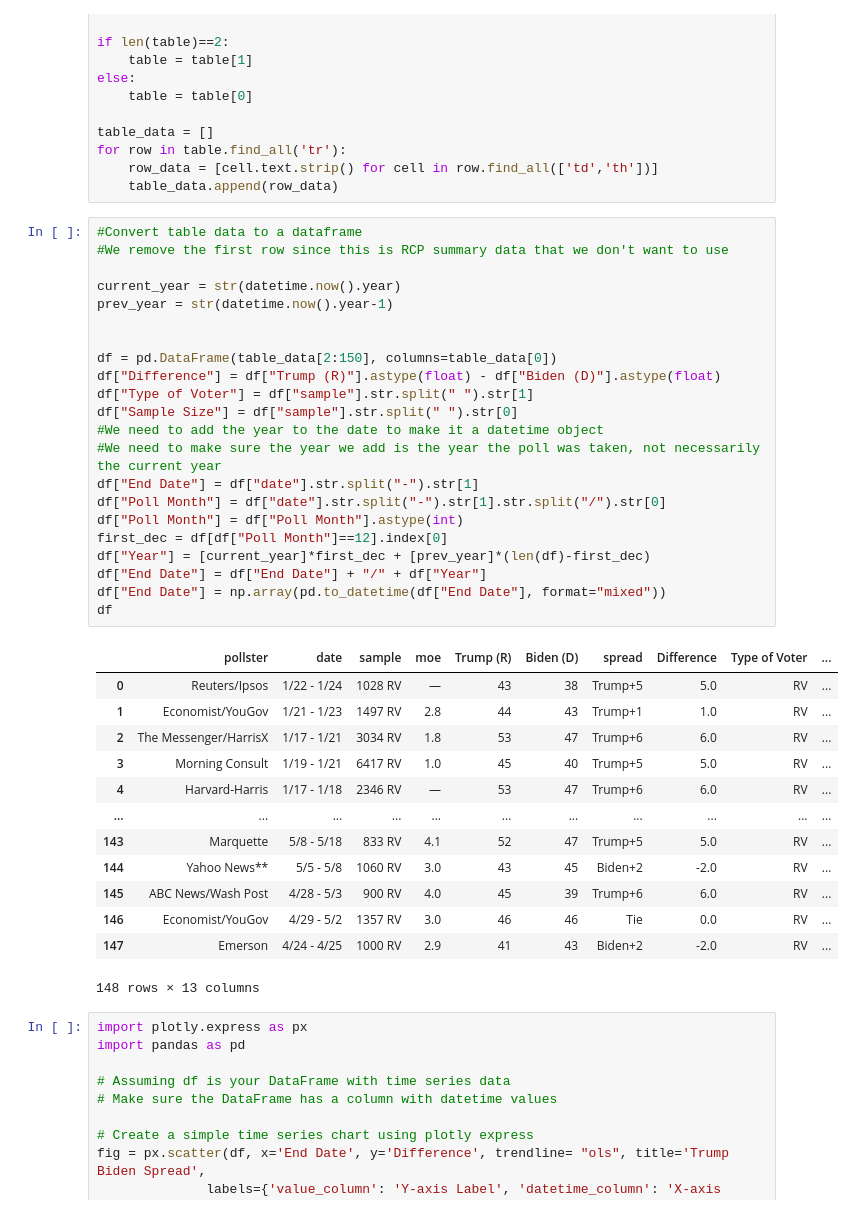
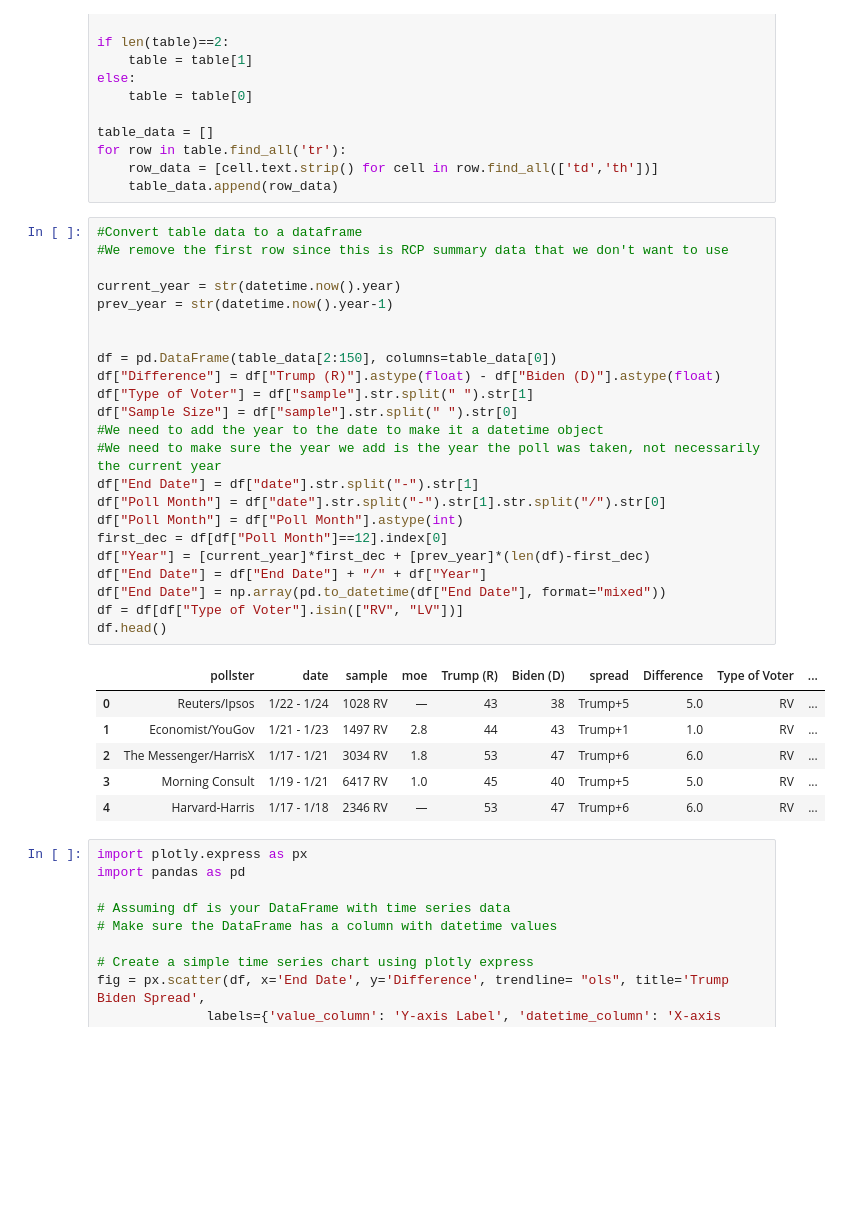
Before and after one commit to robertfeldstein/Election2024, a Jupyter notebook: polldatatesting.ipynb, the cells around one changed output. Saved outputs shown, nothing was run; the diff lists cells and outputs as text; blank space fills up the shorter version.

```diff
--- a/polldatatesting.ipynb
+++ b/polldatatesting.ipynb
@@ -48,39 +48,33 @@ for row in table.find_all('tr'):
 # %%
 #Convert table data to a dataframe
 #We remove the first row since this is RCP summary data that we don't want to use
 
 current_year = str(datetime.now().year)
 prev_year = str(datetime.now().year-1)
 
 
 df = pd.DataFrame(table_data[2:150], columns=table_data[0])
 df["Difference"] = df["Trump (R)"].astype(float) - df["Biden (D)"].astype(float)
 df["Type of Voter"] = df["sample"].str.split(" ").str[1]
 df["Sample Size"] = df["sample"].str.split(" ").str[0]
 #We need to add the year to the date to make it a datetime object
 #We need to make sure the year we add is the year the poll was taken, not necessarily the current year
 df["End Date"] = df["date"].str.split("-").str[1]
 df["Poll Month"] = df["date"].str.split("-").str[1].str.split("/").str[0]
 df["Poll Month"] = df["Poll Month"].astype(int)
 first_dec = df[df["Poll Month"]==12].index[0]
 df["Year"] = [current_year]*first_dec + [prev_year]*(len(df)-first_dec)
 df["End Date"] = df["End Date"] + "/" + df["Year"]
 df["End Date"] = np.array(pd.to_datetime(df["End Date"], format="mixed"))
-df
+df = df[df["Type of Voter"].isin(["RV", "LV"])]
+df.head()
 # %% [output]
 |  | pollster | date | sample | moe | Trump (R) | Biden (D) | spread | Difference | Type of Voter | ... |
 | 0 | Reuters/Ipsos | 1/22 - 1/24 | 1028 RV | — | 43 | 38 | Trump+5 | 5.0 | RV | ... |
 | 1 | Economist/YouGov | 1/21 - 1/23 | 1497 RV | 2.8 | 44 | 43 | Trump+1 | 1.0 | RV | ... |
 | 2 | The Messenger/HarrisX | 1/17 - 1/21 | 3034 RV | 1.8 | 53 | 47 | Trump+6 | 6.0 | RV | ... |
 | 3 | Morning Consult | 1/19 - 1/21 | 6417 RV | 1.0 | 45 | 40 | Trump+5 | 5.0 | RV | ... |
 | 4 | Harvard-Harris | 1/17 - 1/18 | 2346 RV | — | 53 | 47 | Trump+6 | 6.0 | RV | ... |
-| ... | ... | ... | ... | ... | ... | ... | ... | ... | ... | ... |
-| 143 | Marquette | 5/8 - 5/18 | 833 RV | 4.1 | 52 | 47 | Trump+5 | 5.0 | RV | ... |
-| 144 | Yahoo News** | 5/5 - 5/8 | 1060 RV | 3.0 | 43 | 45 | Biden+2 | -2.0 | RV | ... |
-| 145 | ABC News/Wash Post | 4/28 - 5/3 | 900 RV | 4.0 | 45 | 39 | Trump+6 | 6.0 | RV | ... |
-| 146 | Economist/YouGov | 4/29 - 5/2 | 1357 RV | 3.0 | 46 | 46 | Tie | 0.0 | RV | ... |
-| 147 | Emerson | 4/24 - 4/25 | 1000 RV | 2.9 | 41 | 43 | Biden+2 | -2.0 | RV | ... |
-148 rows × 13 columns
 # %%
 import plotly.express as px
 import pandas as pd
```
Also changed, not shown: parts of 3 cells of this notebook.
